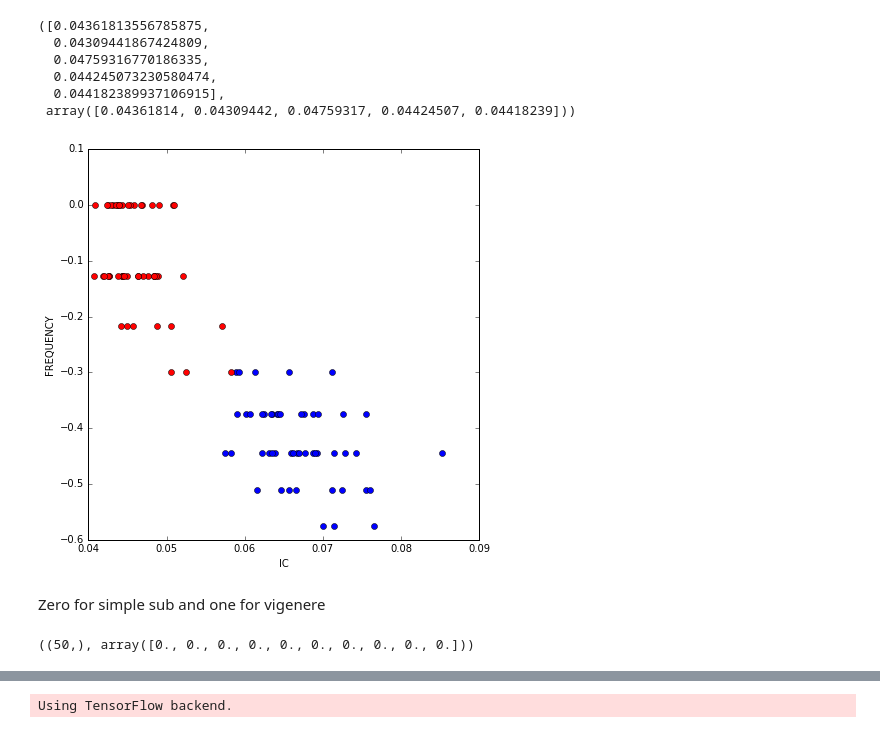
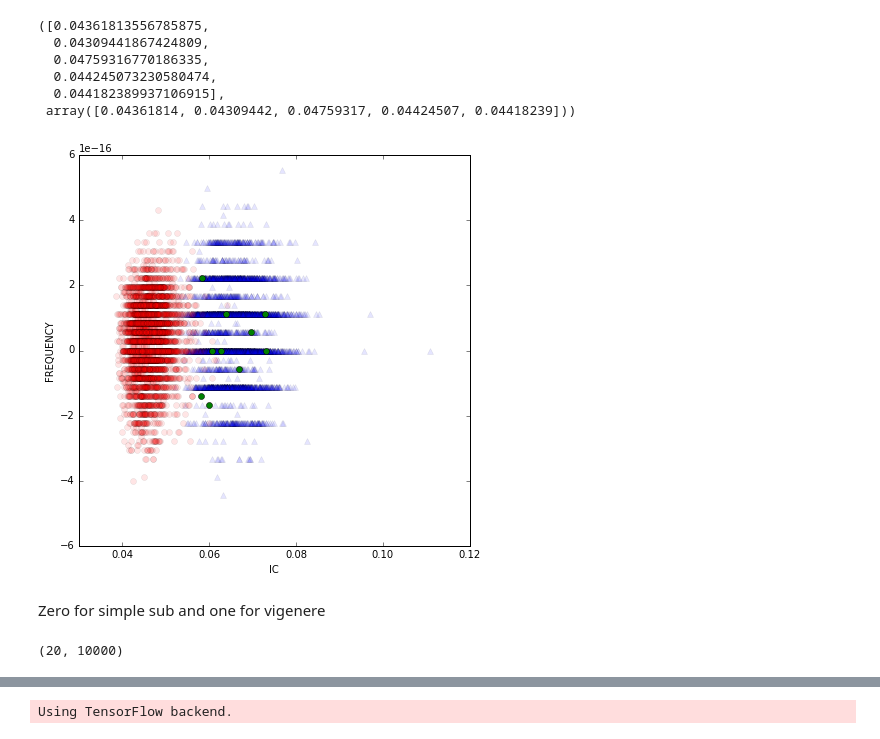
Before and after one commit to 4rshdeep/celestini, a Jupyter notebook: cryptosystem_identifier/cryptosystem_identifier.ipynb, the cells around one changed output, grey strips where cells are left out. Cells and saved outputs as stored; diff of their text form; code cells hidden in the pictures.

```diff
--- a/cryptosystem_identifier/cryptosystem_identifier.ipynb
+++ b/cryptosystem_identifier/cryptosystem_identifier.ipynb
@@ -14,9 +10,9 @@ from features import calculateIC, frequency_index
 TRAIN_DIR = "./data_gen/data/train/"
 TEST_DIR = "./data_gen/data/test/"
 # %%
-plain = open(TRAIN_DIR+ "plain.txt").read().splitlines()
-ss = open(TRAIN_DIR + "simple_sub.txt").read().splitlines()
-vig = open(TRAIN_DIR + "vig.txt").read().splitlines()
+plain = open(TRAIN_DIR+ "plain_text_long.txt").read().splitlines()
+ss = open(TRAIN_DIR + "simple_sub_long.txt").read().splitlines()
+vig = open(TRAIN_DIR + "vig_long.txt").read().splitlines()
 # %%
 test_plain = open(TEST_DIR+ "plain.txt").read().splitlines()
 test_ss = open(TEST_DIR + "simple_sub.txt").read().splitlines()
@@ -80,8 +76,8 @@ plt.xlabel("IC")
 plt.ylabel("FREQUENCY")
 plt.show()
 # %%
-train_vig = np.array([ic_vig, freq_vig]).T
-train_ss = np.array([ic_ss, freq_ss]).T
+train_vig = np.array([ic_vig, freq_vig], dtype=np.float64).T
+train_ss = np.array([ic_ss, freq_ss], dtype=np.float64).T
 # %%
 test_vig = np.array([test_ic_vig, test_freq_vig]).T
 test_ss = np.array([test_ic_ss, test_freq_ss]).T
@@ -96,13 +92,20 @@ ic_vig[:5], train_vig[:5,0]
  array([0.04361814, 0.04309442, 0.04759317, 0.04424507, 0.04418239]))
 # %%
 plt.figure(figsize=(7,7))
-plt.plot(train_ss[:,0], train_ss[:,1], 'bo')
-plt.plot(train_vig[:,0], train_vig[:,1], 'ro')
+plt.plot(train_ss[:,0], train_ss[:,1], 'b^', alpha=0.1)
+plt.plot(train_vig[:,0], train_vig[:,1], 'ro', alpha=0.1)
+plt.plot(test_ss[:,0], test_ss[:,1], 'go')
 plt.xlabel("IC")
 plt.ylabel("FREQUENCY")
 plt.show()
 # %% [output]
-[figure, old version]
+[figure, new version]
 # %% [markdown]
 Zero for simple sub and one for vigenere
+# %%
+num_train = x_train.shape[0]
+num_test = x_test.shape[0]
+num_test, num_train
+# %% [output]
+(20, 10000)
 # %%
@@ -111,7 +114,3 @@ ys = np.zeros(50)
-# %%
-yv.shape, ys[:10]
-# %% [output]
-((50,), array([0., 0., 0., 0., 0., 0., 0., 0., 0., 0.]))
 # %%
 x_train = np.vstack((train_ss, train_vig))
 y_train = np.hstack((ys, yv)).reshape(-1, 1)
```
Also changed, not shown: parts of 30 cells of this notebook, 1 other file.
